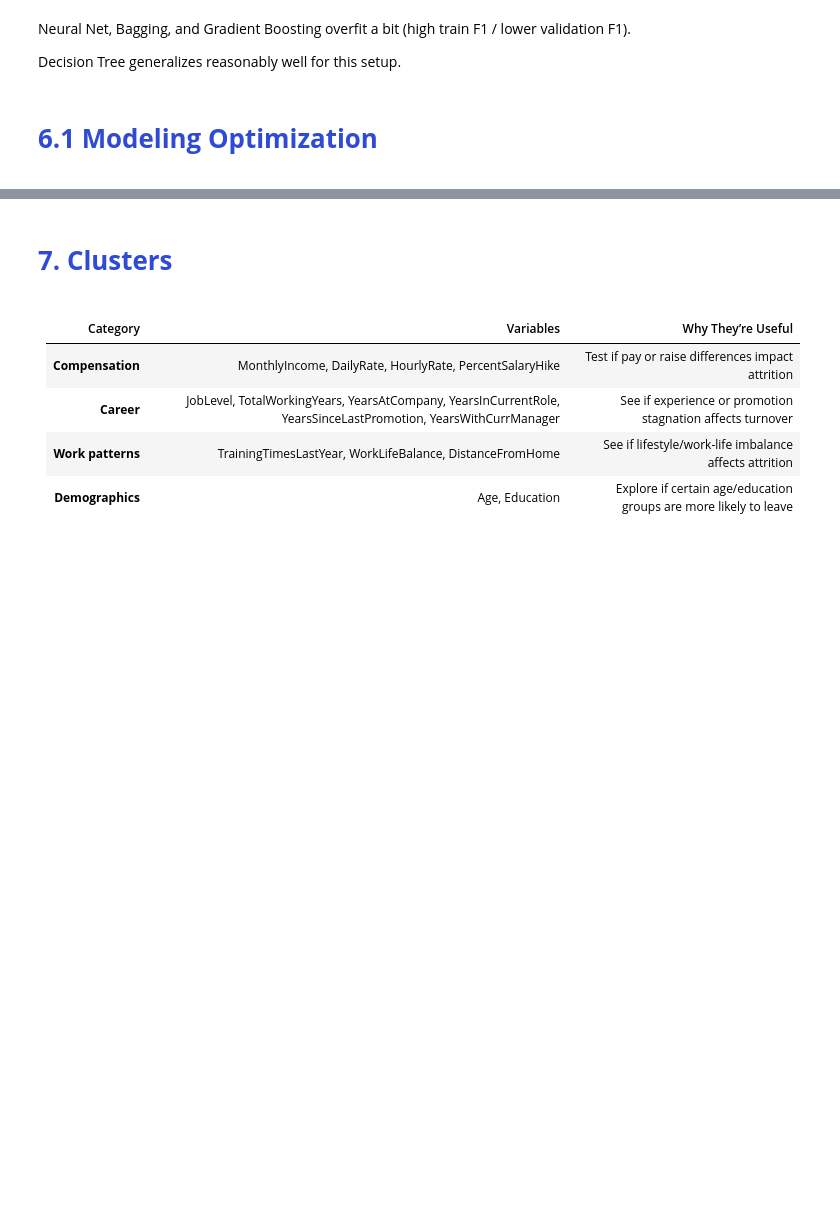
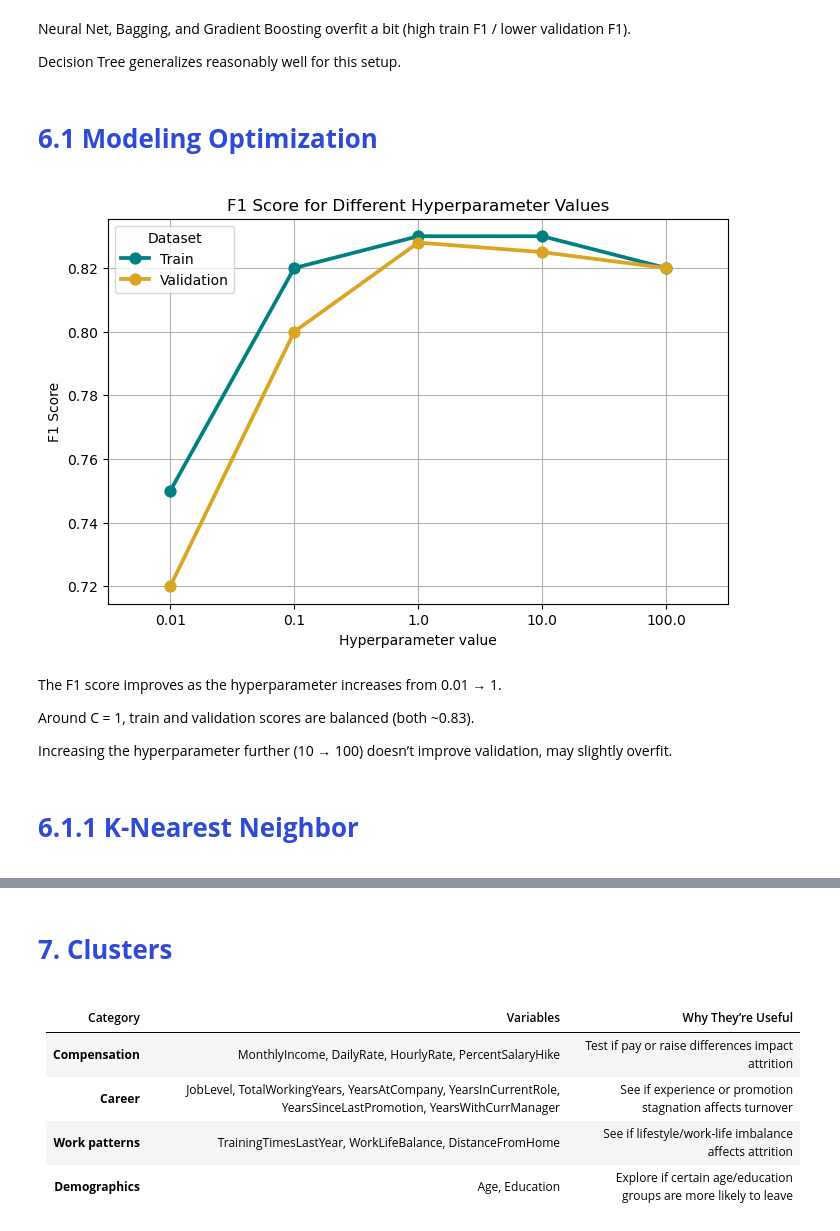
Before and after one commit to deboratcruz11/bootcamp, a Jupyter notebook: HR_Attrition.ipynb, the cells around one changed output, grey strips where cells are left out. Cells and saved outputs as stored; diff of their text form; code cells hidden in the pictures; blank space fills up the shorter version.

```diff
--- a/HR_Attrition.ipynb
+++ b/HR_Attrition.ipynb
@@ -1477,3 +1480,42 @@ Decision Tree generalizes reasonably well for this setup.
 <font color = '#2f4bd6ff'>
 
 # **6.1 Modeling Optimization** </font></a>
+# %%
+def point_plot(train, validation, values_try):
+    df = pd.DataFrame({
+        'Hyperparameter': values_try * 2,
+        'F1 Score': train + validation,
+        'Dataset': ['Train'] * len(train) + ['Validation'] * len(validation)
+    })
+
+    plt.figure(figsize=(8, 5))
+    sns.pointplot(data=df, x='Hyperparameter', y='F1 Score', hue='Dataset',
+                  palette={'Train': 'teal', 'Validation': 'goldenrod'})
+
+    plt.xlabel("Hyperparameter value")
+    plt.ylabel("F1 Score")
+    plt.title("F1 Score for Different Hyperparameter Values")
+    plt.grid(True)
+    plt.show()
+# %%
+# Example for Logistic Regression with different C values
+C_values = [0.01, 0.1, 1, 10, 100]
+f1_train = [0.75, 0.82, 0.83, 0.83, 0.82]
+f1_val = [0.72, 0.80, 0.828, 0.825, 0.82]
+
+point_plot(f1_train, f1_val, C_values)
+# %% [output]
+[figure, added]
+# %% [markdown]
+The F1 score improves as the hyperparameter increases from 0.01 → 1.
+
+Around C = 1, train and validation scores are balanced (both ~0.83).
+
+Increasing the hyperparameter further (10 → 100) doesn’t improve validation, may slightly overfit.
+# %% [markdown]
+<a class="anchor" id="2nd-bullet">
+
+
+<font color = '#2f4bd6ff'>
+
+# **6.1.1 K-Nearest Neighbor** </font></a>
```
Also changed, not shown: parts of 4 cells of this notebook.
